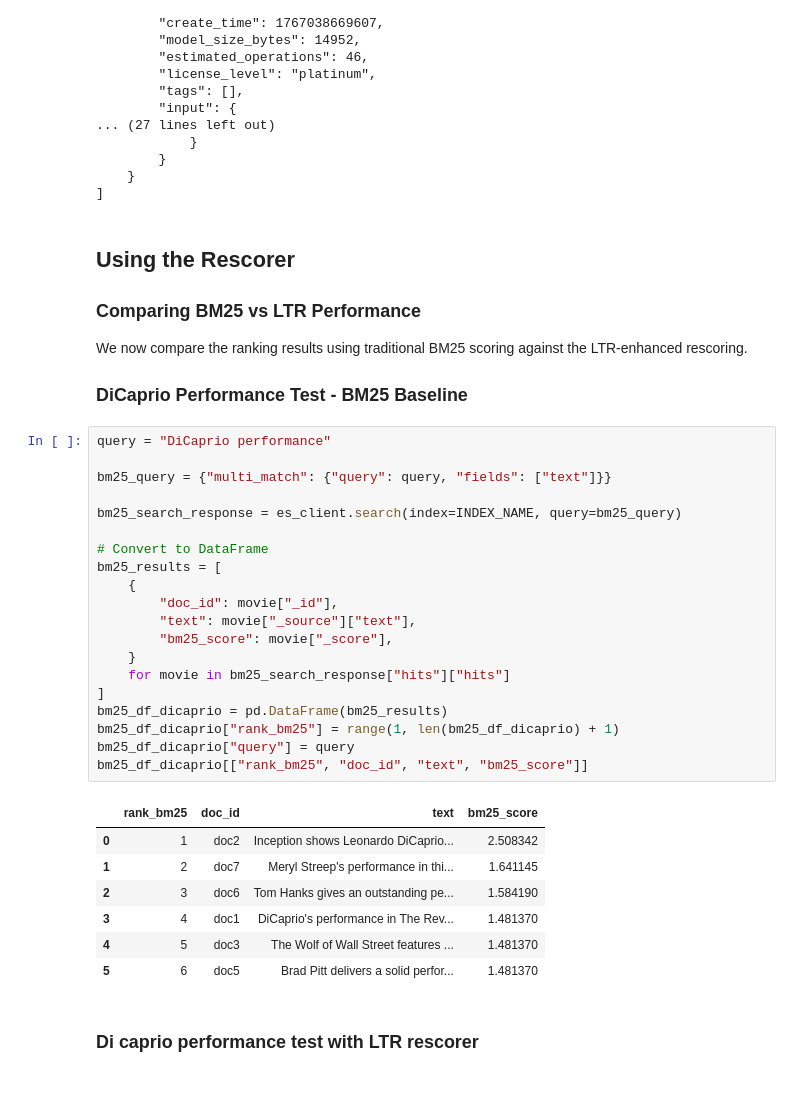
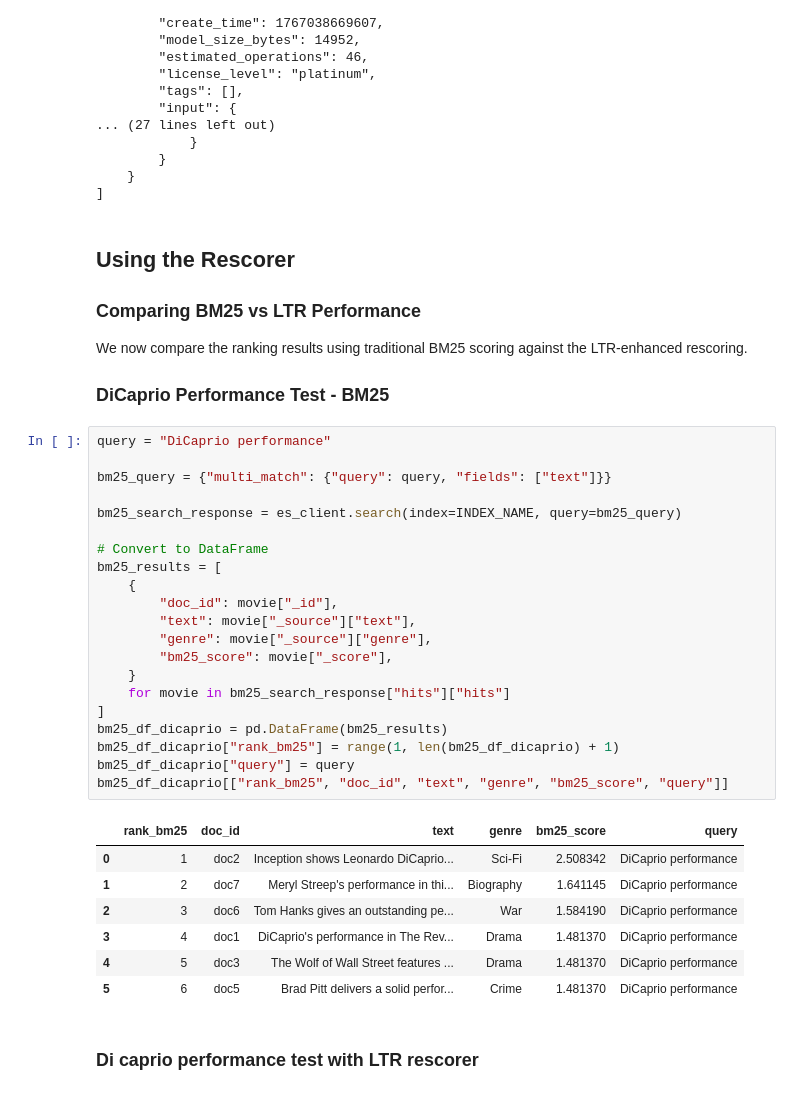
Before and after one commit to Delacrobix/training-ltr-model-based-on-judgement-sets, a Jupyter notebook: notebook/notebook.ipynb, the cells around one changed output. Drawn from its saved outputs; the diff is of its cells as text.

```diff
--- a/notebook/notebook.ipynb
+++ b/notebook/notebook.ipynb
@@ -316,35 +337,36 @@ print(json.dumps(model_list, indent=4))
 ### Comparing BM25 vs LTR Performance
 We now compare the ranking results using traditional BM25 scoring against the LTR-enhanced rescoring.
 
-### DiCaprio Performance Test - BM25 Baseline
+### DiCaprio Performance Test - BM25
 # %%
 query = "DiCaprio performance"
 
 bm25_query = {"multi_match": {"query": query, "fields": ["text"]}}
 
 bm25_search_response = es_client.search(index=INDEX_NAME, query=bm25_query)
 
 # Convert to DataFrame
 bm25_results = [
     {
         "doc_id": movie["_id"],
         "text": movie["_source"]["text"],
+        "genre": movie["_source"]["genre"],
         "bm25_score": movie["_score"],
     }
     for movie in bm25_search_response["hits"]["hits"]
 ]
 bm25_df_dicaprio = pd.DataFrame(bm25_results)
 bm25_df_dicaprio["rank_bm25"] = range(1, len(bm25_df_dicaprio) + 1)
 bm25_df_dicaprio["query"] = query
-bm25_df_dicaprio[["rank_bm25", "doc_id", "text", "bm25_score"]]
+bm25_df_dicaprio[["rank_bm25", "doc_id", "text", "genre", "bm25_score", "query"]]
 # %% [output]
-|  | rank_bm25 | doc_id | text | bm25_score |
-| 0 | 1 | doc2 | Inception shows Leonardo DiCaprio... | 2.508342 |
-| 1 | 2 | doc7 | Meryl Streep's performance in thi... | 1.641145 |
-| 2 | 3 | doc6 | Tom Hanks gives an outstanding pe... | 1.584190 |
-| 3 | 4 | doc1 | DiCaprio's performance in The Rev... | 1.481370 |
-| 4 | 5 | doc3 | The Wolf of Wall Street features ... | 1.481370 |
-| 5 | 6 | doc5 | Brad Pitt delivers a solid perfor... | 1.481370 |
+|  | rank_bm25 | doc_id | text | genre | bm25_score | query |
+| 0 | 1 | doc2 | Inception shows Leonardo DiCaprio... | Sci-Fi | 2.508342 | DiCaprio performance |
+| 1 | 2 | doc7 | Meryl Streep's performance in thi... | Biography | 1.641145 | DiCaprio performance |
+| 2 | 3 | doc6 | Tom Hanks gives an outstanding pe... | War | 1.584190 | DiCaprio performance |
+| 3 | 4 | doc1 | DiCaprio's performance in The Rev... | Drama | 1.481370 | DiCaprio performance |
+| 4 | 5 | doc3 | The Wolf of Wall Street features ... | Drama | 1.481370 | DiCaprio performance |
+| 5 | 6 | doc5 | Brad Pitt delivers a solid perfor... | Crime | 1.481370 | DiCaprio performance |
 # %% [markdown]
 ### Di caprio performance test with LTR rescorer
 # %%
```
Also changed, not shown: parts of 10 cells of this notebook, 1 other file.
